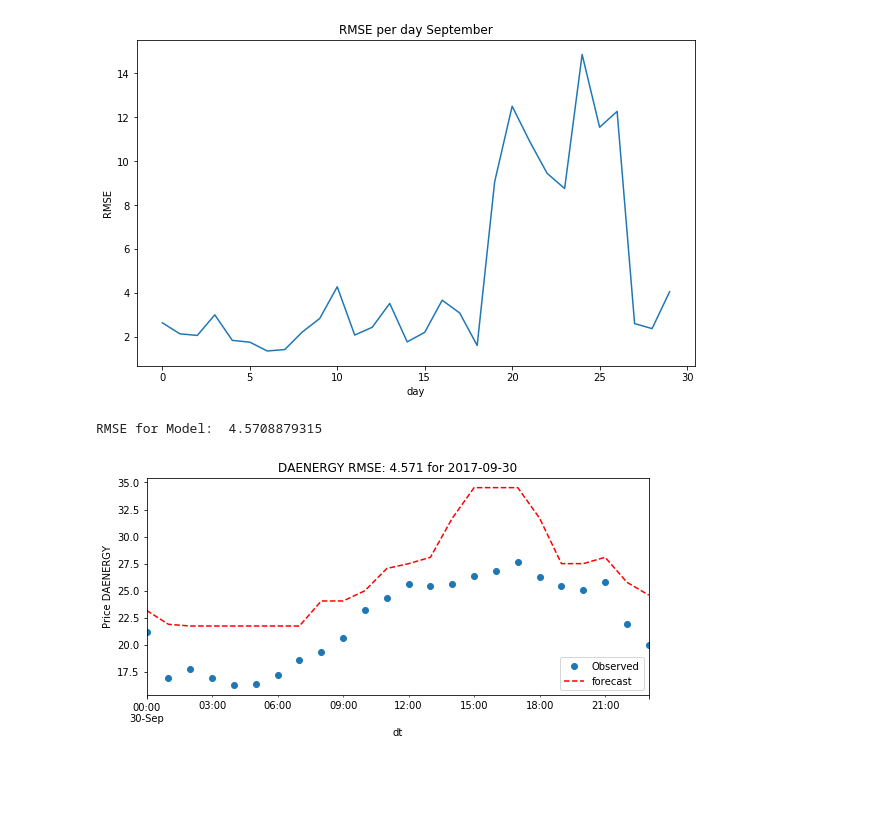
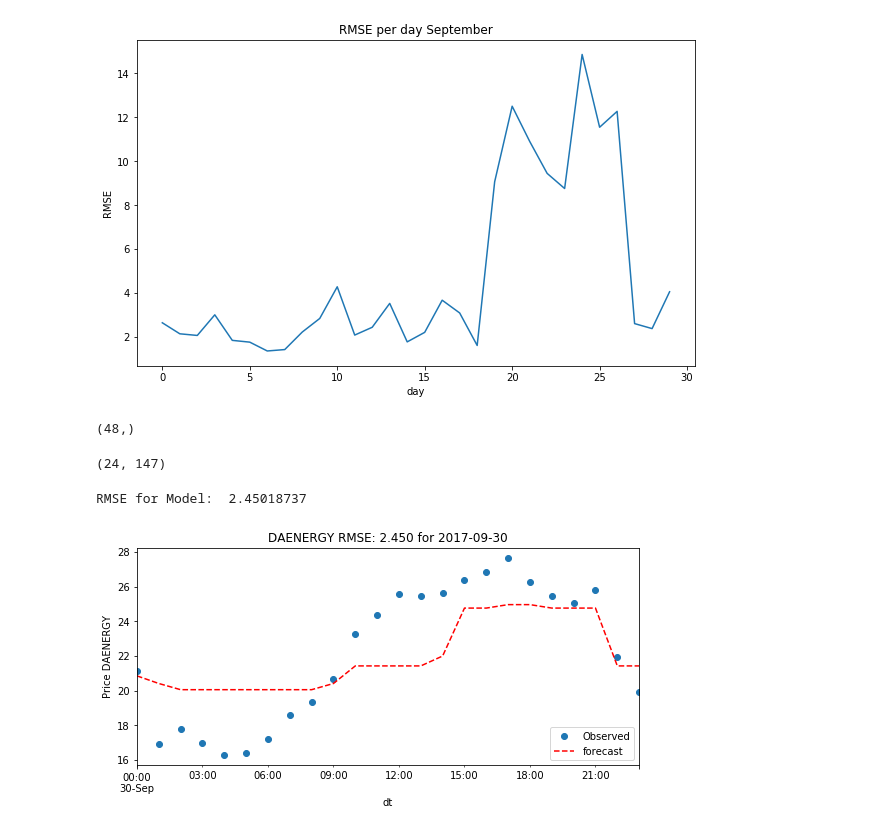
Before and after one commit to dasoto/rnn-timeseries, a Jupyter notebook: Adaboost_Additional_features.ipynb, the cells around one changed output. Saved outputs shown, nothing was run; the diff lists cells and outputs as text; code cells hidden in the pictures; blank space fills up the shorter version.

```diff
--- a/Adaboost_Additional_features.ipynb
+++ b/Adaboost_Additional_features.ipynb
@@ -461,12 +461,13 @@ def train_model(df,date_predict,model):
     sk_df = df[:date_limit].copy()
     sk = sk_df.drop(['TRADEDATE', 'RTENERGY'], axis=1)
     sk.hourofday = sk.hourofday.dt.seconds/3600
-    sk['daybefore'] = sk.DAENERGY.shift(24)
+    #sk['daybefore'] = sk.DAENERGY.shift(24)
     sk['weekbefore'] = sk.DAENERGY.shift(24*7)
     #sk['p_36'] = sk.DAENERGY.shift(36)
     sk['p_48'] = sk.DAENERGY.shift(48)
     #sk['p_60'] = sk.DAENERGY.shift(60)
     sk['p_72'] = sk.DAENERGY.shift(72)
+    sk['delta_load'] = sk['LOAD'] - sk['LOAD'].shift(24)
 
     sk = sk.dropna()
     y = sk.pop('DAENERGY').values
@@ -475,7 +476,7 @@ def train_model(df,date_predict,model):
     #Training Model
     #print('Training Model')
     model = model.fit(X,y)
-    return model
+    return model, sk
 
 def predict_model(df,date_predict,model):
     #preparing data to Predict
@@ -488,8 +489,11 @@ def predict_model(df,date_predict,model):
     df['p_48'] = df.DAENERGY.shift(48)
     #df['p_60'] = df.DAENERGY.shift(60)
     df['p_72'] = df.DAENERGY.shift(72)
-    input_p = df[date_limit:date_predict].copy()
-    input_p['daybefore'] = input_p.DAENERGY.shift(24)
+    df['delta_load'] = df['LOAD'] - df['LOAD'].shift(24)
+
+    #input_p = df[date_limit:date_predict].copy()
+    #input_p['daybefore'] = input_p.DAENERGY.shift(24)
+    input_p = df[date_predict].copy()
 
     input_p = input_p.drop(['DAENERGY','TRADEDATE', 'RTENERGY'], axis=1)
     input_p.hourofday = input_p.hourofday.dt.seconds/3600
@@ -518,14 +522,43 @@ def predict_model(df,date_predict,model):
 
 
     return results, RMSE, input_p.columns
+# %%
+date_predict = '2017-09-30'
+date_p = datetime.datetime.strptime(date_predict, "%Y-%m-%d").date()
+date_limit = (date_p - datetime.timedelta(days=1)).strftime('%Y-%m-%d')
+
+df['weekbefore'] = df.DAENERGY.shift(24*7)
+#df['p_36'] = df.DAENERGY.shift(36)
+df['p_48'] = df.DAENERGY.shift(48)
+#df['p_60'] = df.DAENERGY.shift(60)
+df['p_72'] = df.DAENERGY.shift(72)
+df['delta_load'] = df['LOAD'] - df['LOAD'].shift(24)
+
+
+input_p = df[date_limit:date_predict].copy()
+#input_p['daybefore'] = input_p.DAENERGY.shift(24)
+
+input_p = input_p.drop(['DAENERGY','TRADEDATE', 'RTENERGY'], axis=1)
+input_p.hourofday = input_p.hourofday.dt.seconds/3600
+input_p = input_p.dropna()
+results = df[date_predict].copy()
+pred_ada = model.predict(input_p.values)
+# %%
+pred_ada.shape
+# %% [output]
+(48,)
+# %%
+results.shape
+# %% [output]
+(24, 147)
 # %%
 date_predict = '2017-09-30'
-model = AdaBoostRegressor(random_state=10)
-model = train_model(df,date_predict,model)
+model = AdaBoostRegressor(n_estimators=10,random_state=10)
+model, newdf = train_model(df,date_predict,model)
 res,rmse,cols = predict_model(df,date_predict,model)
 # %% [output]
-RMSE for Model:  4.5708879315
+RMSE for Model:  2.45018737
-[figure, old version]
+[figure, new version]
 # %%
 rmses = []
 for dt in create_date_range('2017-09-01', '2017-09-30'):
```
Also changed, not shown: parts of 32 cells of this notebook, 1 other file.
